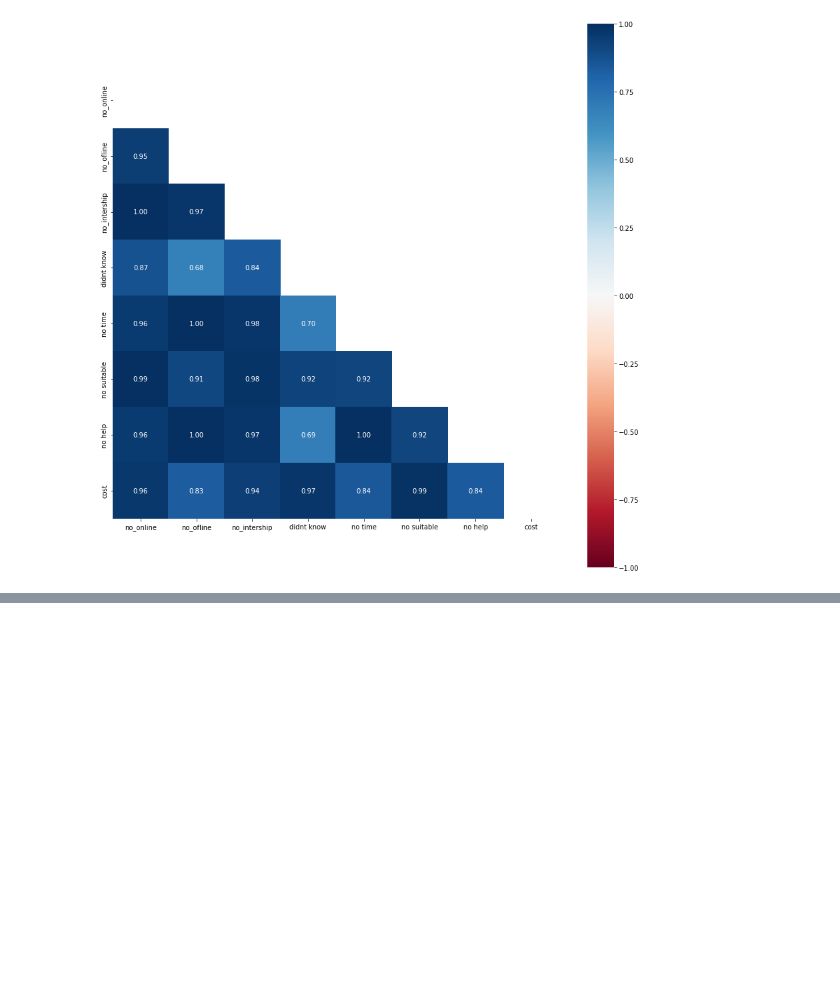
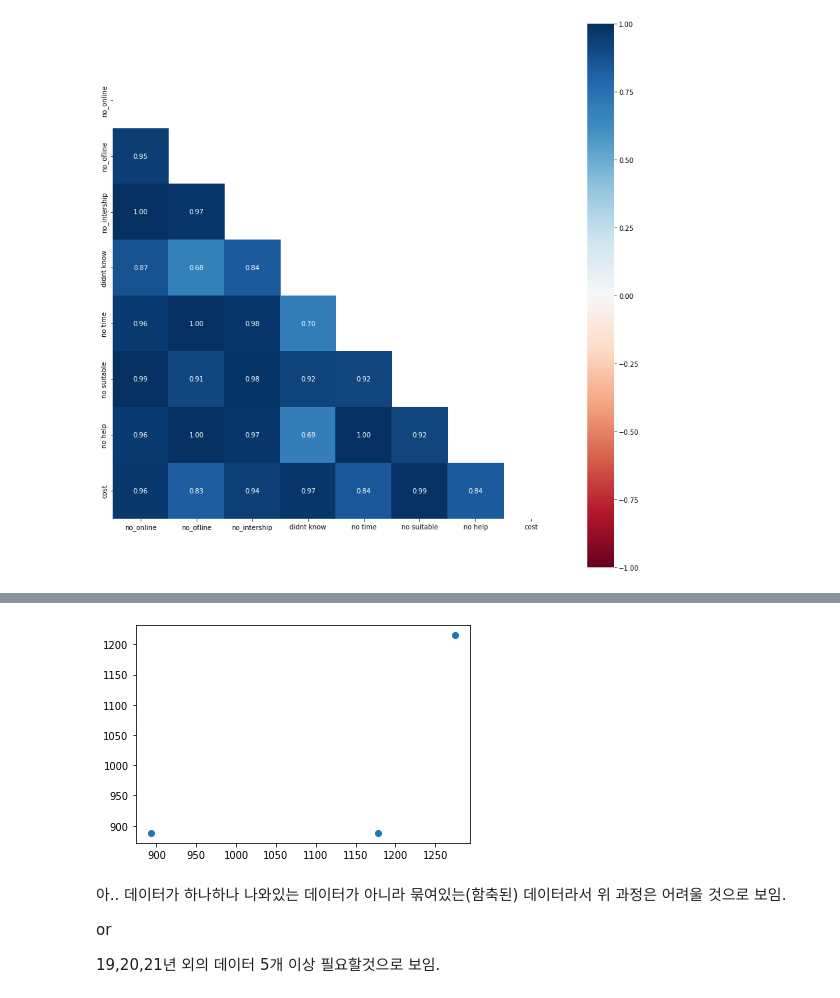
Before and after one commit to limyerin/contest, a Jupyter notebook: contest2.ipynb, the cells around one changed output, grey strips where cells are left out. Cells and saved outputs as stored; diff of their text form; code cells hidden in the pictures; blank space fills up the shorter version.

```diff
--- a/contest2.ipynb
+++ b/contest2.ipynb
@@ -438,0 +450,13 @@ sns.heatmap(
+# %%
+x=tdf1["ofline"]
+y=tdf1["contents"]
+plt.plot(x,y,'o')
+plt.show()
+# %% [output]
+[figure, added]
+# %% [markdown]
+아.. 데이터가 하나하나 나와있는 데이터가 아니라 묶여있는(함축된) 데이터라서 위 과정은 어려울 것으로 보임.
+
+or
+
+19,20,21년 외의 데이터 5개 이상 필요할것으로 보임.
```
Also changed, not shown: parts of 2 cells of this notebook.
